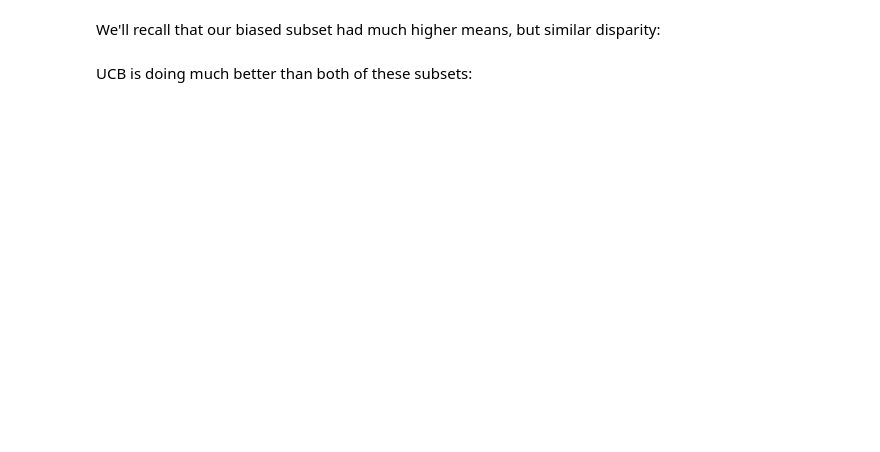
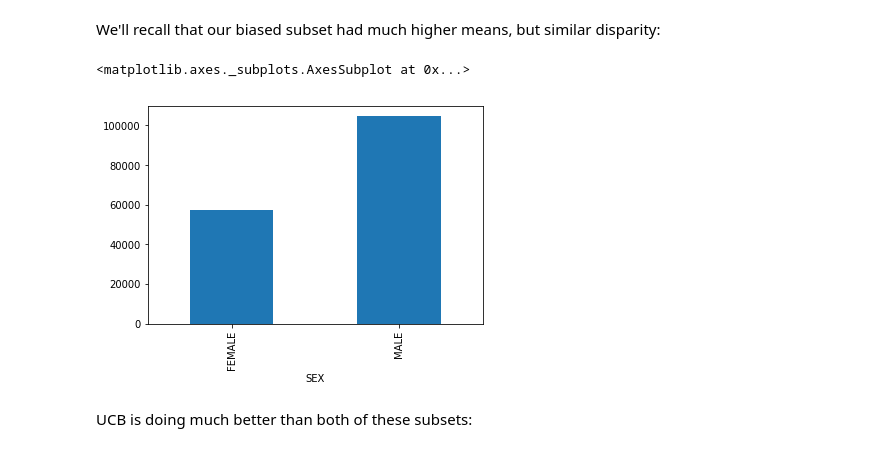
Before and after one commit to ds-modules/GWS-131, a Jupyter notebook: 02-Analysis.ipynb, the cells around one changed output. Saved outputs shown, nothing was run; the diff lists cells and outputs as text; code cells hidden in the pictures; blank space fills up the shorter version.

```diff
--- a/02-Analysis.ipynb
+++ b/02-Analysis.ipynb
@@ -330,7 +532,11 @@ bay_area.groupby(['SEX'])['INCTOT'].mean().plot.bar()
 # %% [markdown]
 We'll recall that our biased subset had much higher means, but similar disparity:
 # %%
-with_race.to_df().groupby(['SEX'])['INCTOT'].mean().plot.bar()
+withrace_mean = with_race.to_df().groupby(['SEX'])['INCTOT'].mean()
+withrace_mean.plot.bar()
+# %% [output]
+<matplotlib.axes._subplots.AxesSubplot at 0x...>
+[figure, added]
 # %% [markdown]
 UCB is doing much better than both of these subsets:
 # %%
```
Also changed, not shown: parts of 39 cells of this notebook.
